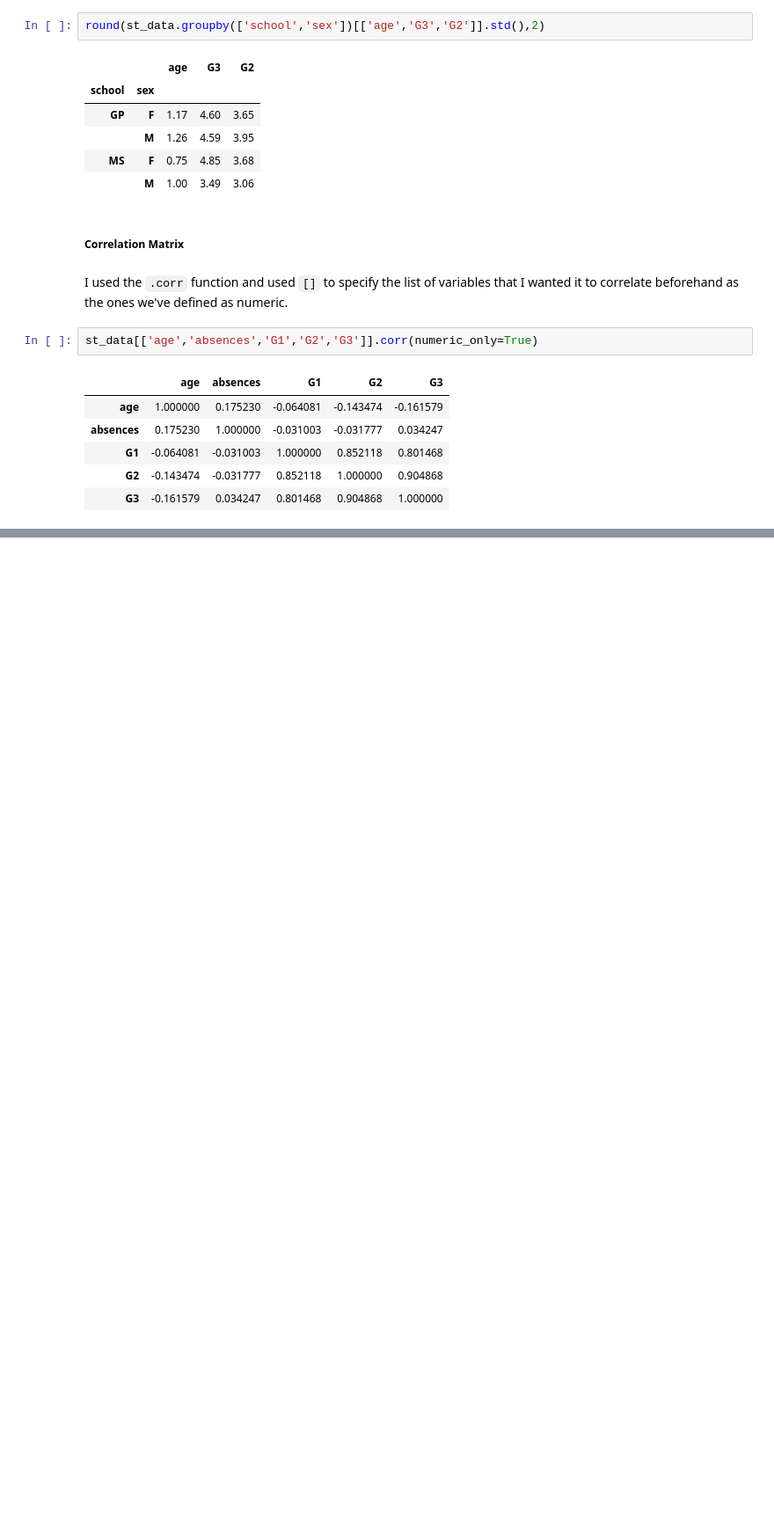
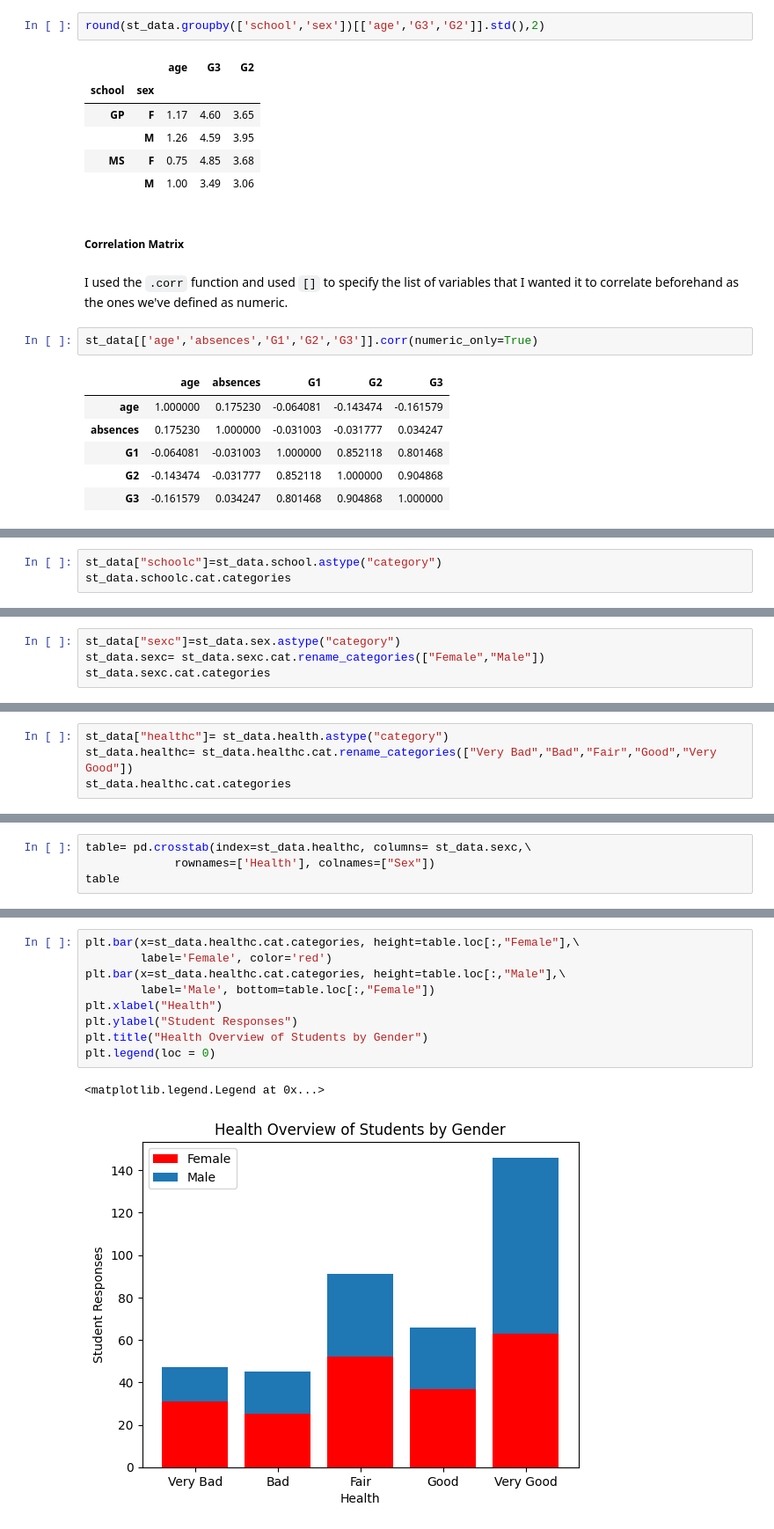
Before and after one commit to Feznix/Stats-554, a Jupyter notebook: Homework_4.ipynb, the cells around one changed output, grey strips where cells are left out. Shown at 88% size. Cells and saved outputs as stored; diff of their text form; blank space fills up the shorter version.

Commit message:
Finished Categorical Bar charts for Student Data

```diff
--- a/Homework_4.ipynb
+++ b/Homework_4.ipynb
@@ -118,0 +124,3 @@ st_data[['age','absences','G1','G2','G3']].corr(numeric_only=True)
+# %%
+st_data["schoolc"]=st_data.school.astype("category")
+st_data.schoolc.cat.categories
@@ -118,0 +129,4 @@ st_data[['age','absences','G1','G2','G3']].corr(numeric_only=True)
+# %%
+st_data["sexc"]=st_data.sex.astype("category")
+st_data.sexc= st_data.sexc.cat.rename_categories(["Female","Male"])
+st_data.sexc.cat.categories
@@ -118,0 +135,4 @@ st_data[['age','absences','G1','G2','G3']].corr(numeric_only=True)
+# %%
+st_data["healthc"]= st_data.health.astype("category")
+st_data.healthc= st_data.healthc.cat.rename_categories(["Very Bad","Bad","Fair","Good","Very Good"])
+st_data.healthc.cat.categories
@@ -118,0 +157,4 @@ st_data[['age','absences','G1','G2','G3']].corr(numeric_only=True)
+# %%
+table= pd.crosstab(index=st_data.healthc, columns= st_data.sexc,\
+             rownames=['Health'], colnames=["Sex"])
+table
@@ -118,0 +169,12 @@ st_data[['age','absences','G1','G2','G3']].corr(numeric_only=True)
+# %%
+plt.bar(x=st_data.healthc.cat.categories, height=table.loc[:,"Female"],\
+        label='Female', color='red')
+plt.bar(x=st_data.healthc.cat.categories, height=table.loc[:,"Male"],\
+        label='Male', bottom=table.loc[:,"Female"])
+plt.xlabel("Health")
+plt.ylabel("Student Responses")
+plt.title("Health Overview of Students by Gender")
+plt.legend(loc = 0)
+# %% [output]
+<matplotlib.legend.Legend at 0x...>
+[figure, added]
```
Also changed, not shown: parts of 17 cells of this notebook.
